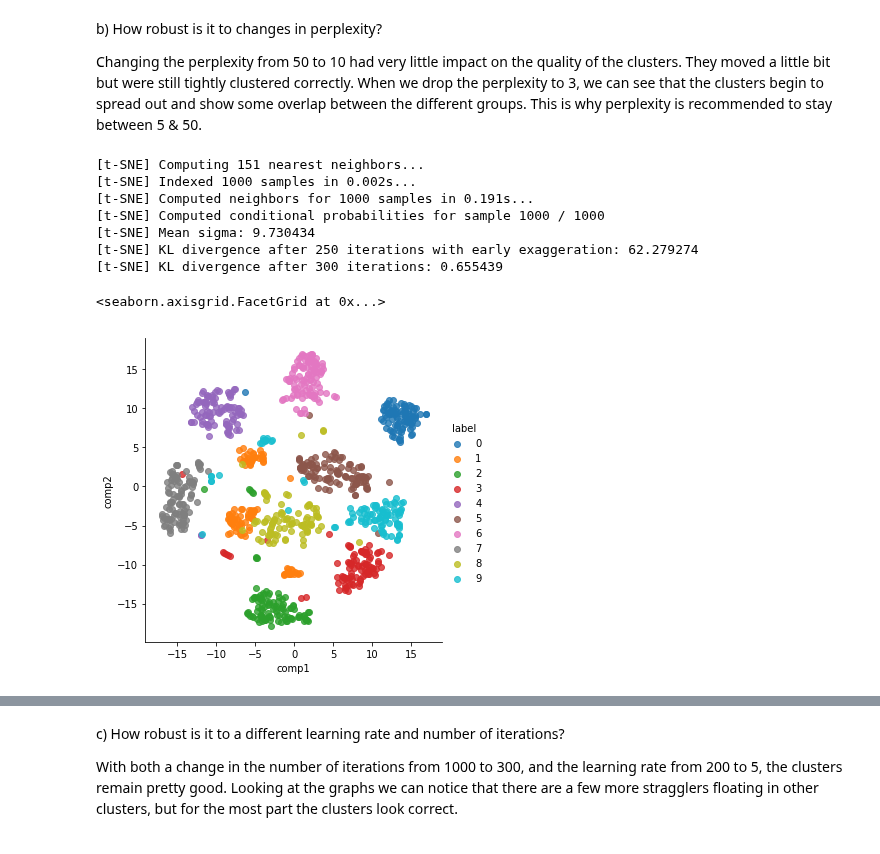
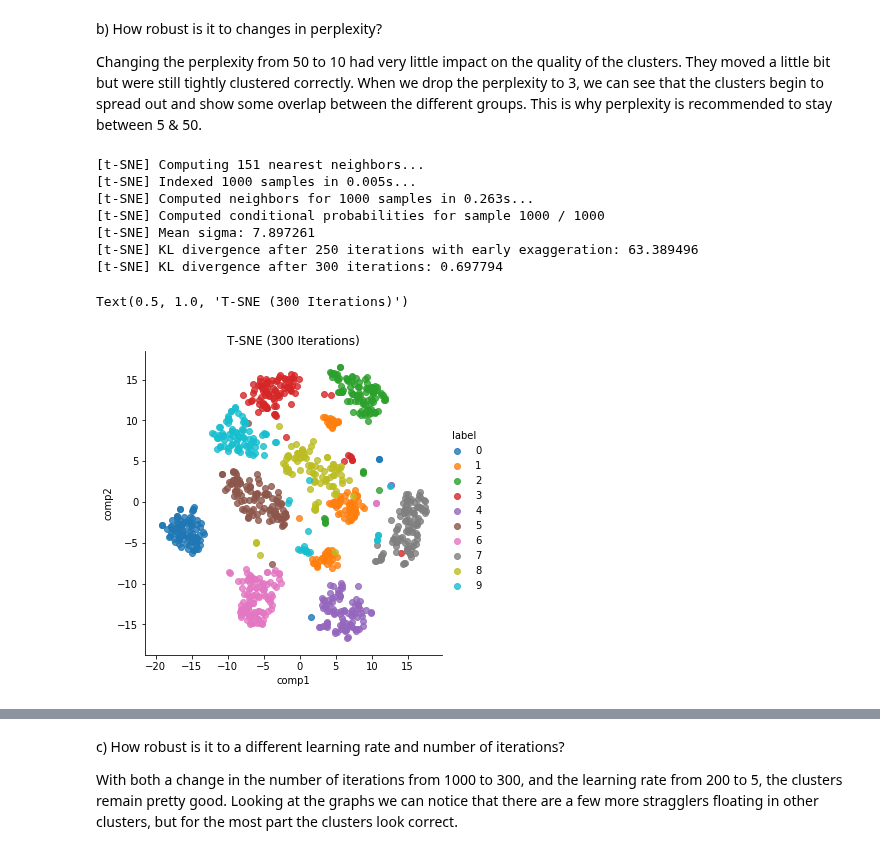
Before and after one commit to ngriffiths13/Applied_Machine_Learning_Classwork, a Jupyter notebook: Homeworks/HW5/Homework 5 - Dimensionality Reduction and Clustering.ipynb, the cells around one changed output, grey strips where cells are left out. Cells and saved outputs as stored; diff of their text form; code cells hidden in the pictures.

```diff
--- a/Homeworks/HW5/Homework 5 - Dimensionality Reduction and Clustering.ipynb
+++ b/Homeworks/HW5/Homework 5 - Dimensionality Reduction and Clustering.ipynb
@@ -151,21 +153,22 @@ Changing the perplexity from 50 to 10 had very little impact on the quality of t
 # %%
 tsne = TSNE(n_components=2, verbose=1, perplexity=50, n_iter=300, learning_rate=200)
 tsne_results = tsne.fit_transform(x_pca[rows[:n_select],:])
 
 df_tsne = pd.DataFrame(tsne_results, columns=['comp1', 'comp2'])
 df_tsne['label'] = y[rows[:n_select]]
 
 sns.lmplot(x='comp1', y='comp2', data=df_tsne, hue='label', fit_reg=False)
+plt.title('T-SNE (300 Iterations)')
 # %% [output]
 [t-SNE] Computing 151 nearest neighbors...
-[t-SNE] Indexed 1000 samples in 0.002s...
-[t-SNE] Computed neighbors for 1000 samples in 0.191s...
+[t-SNE] Indexed 1000 samples in 0.005s...
+[t-SNE] Computed neighbors for 1000 samples in 0.263s...
 [t-SNE] Computed conditional probabilities for sample 1000 / 1000
-[t-SNE] Mean sigma: 9.730434
-[t-SNE] KL divergence after 250 iterations with early exaggeration: 62.279274
-[t-SNE] KL divergence after 300 iterations: 0.655439
+[t-SNE] Mean sigma: 7.897261
+[t-SNE] KL divergence after 250 iterations with early exaggeration: 63.389496
+[t-SNE] KL divergence after 300 iterations: 0.697794
-<seaborn.axisgrid.FacetGrid at 0x...>
+Text(0.5, 1.0, 'T-SNE (300 Iterations)')
-[figure, old version]
+[figure, new version]
 # %%
 tsne = TSNE(n_components=2, verbose=1, perplexity=50, n_iter=1000, learning_rate=5)
 tsne_results = tsne.fit_transform(x_pca[rows[:n_select],:])
```
Also changed, not shown: parts of 11 cells of this notebook.
